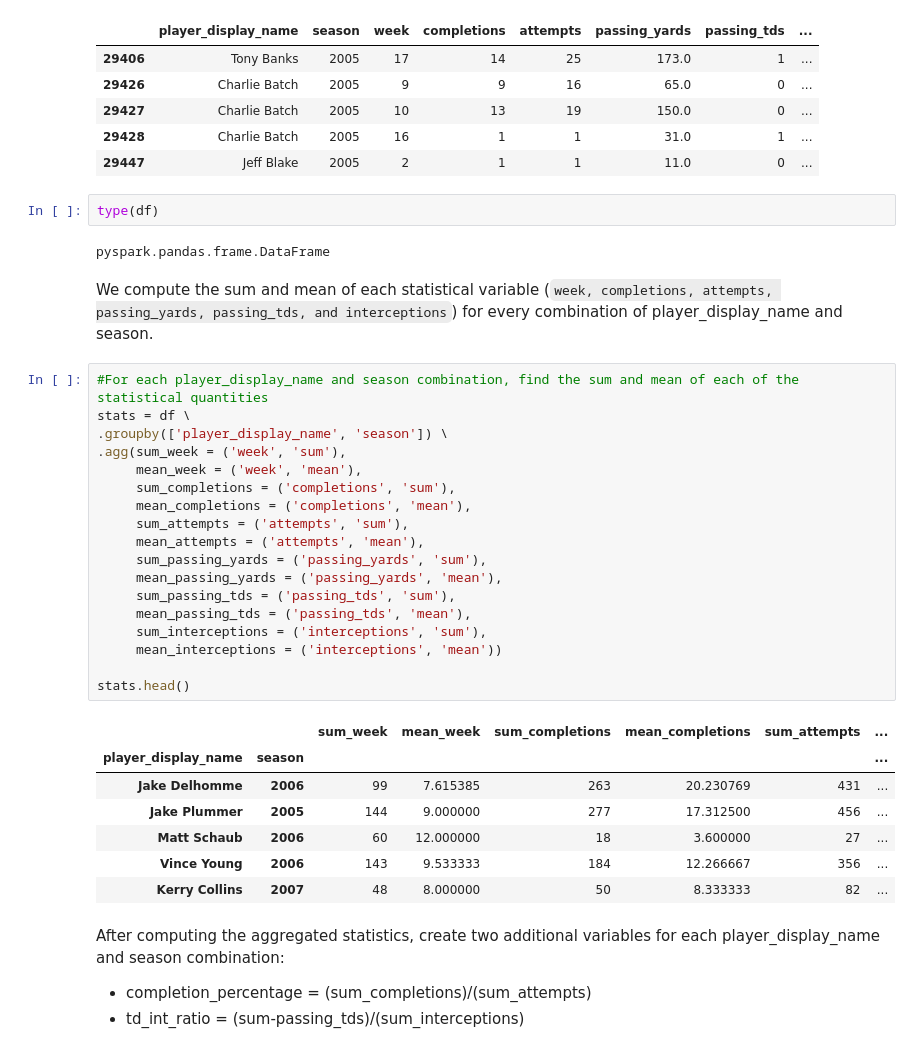
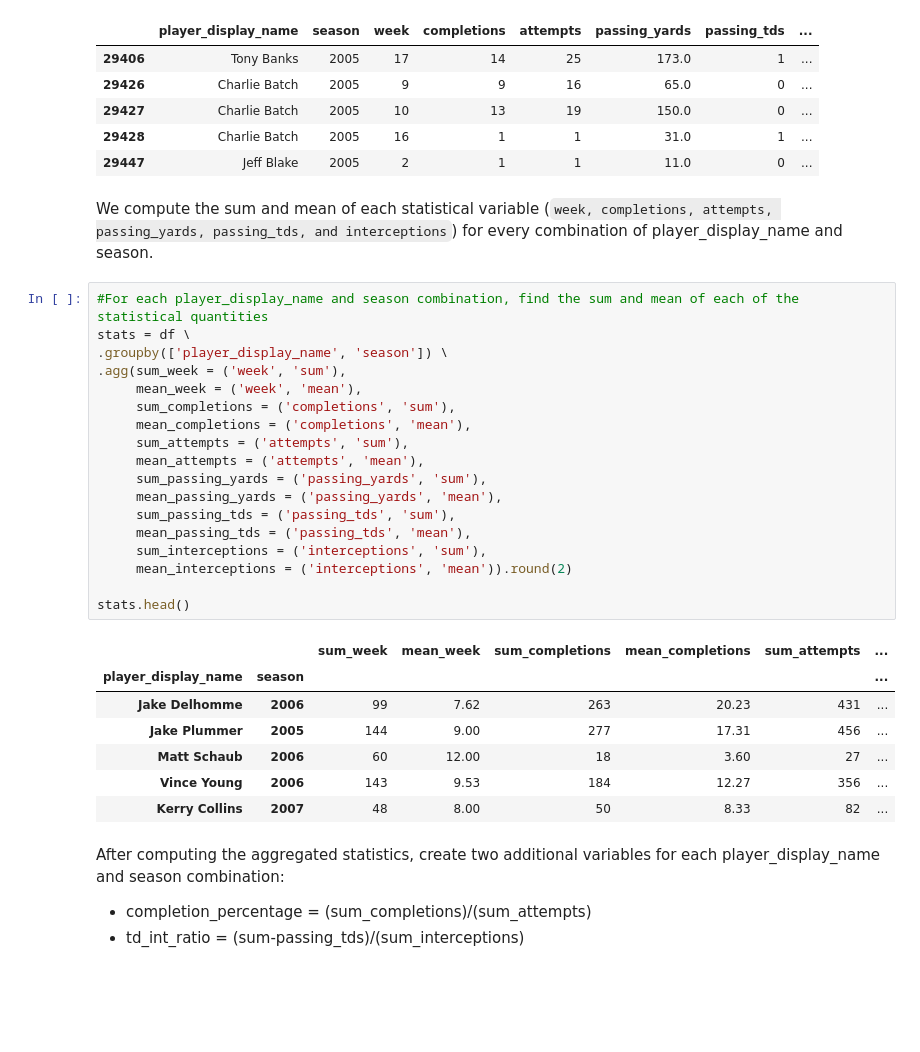
Before and after one commit to hzhoujoy/ST554_Project2, a Jupyter notebook: project2.ipynb, the cells around one changed output. Cells and saved outputs as stored; diff of their text form; blank space fills up the shorter version.

```diff
--- a/project2.ipynb
+++ b/project2.ipynb
@@ -1034,38 +1010,34 @@ df.head()  #check the first few rows of the new data frame
 | 29427 | Charlie Batch | 2005 | 10 | 13 | 19 | 150.0 | 0 | ... |
 | 29428 | Charlie Batch | 2005 | 16 | 1 | 1 | 31.0 | 1 | ... |
 | 29447 | Jeff Blake | 2005 | 2 | 1 | 1 | 11.0 | 0 | ... |
-# %%
-type(df)
-# %% [output]
-pyspark.pandas.frame.DataFrame
 # %% [markdown]
 We compute the sum and mean of each statistical variable (`week, completions, attempts, passing_yards, passing_tds, and interceptions`) for every combination of player_display_name and season.
 # %%
 #For each player_display_name and season combination, find the sum and mean of each of the statistical quantities
 stats = df \
 .groupby(['player_display_name', 'season']) \
 .agg(sum_week = ('week', 'sum'),
      mean_week = ('week', 'mean'),
      sum_completions = ('completions', 'sum'),
      mean_completions = ('completions', 'mean'),
      sum_attempts = ('attempts', 'sum'),
      mean_attempts = ('attempts', 'mean'),
      sum_passing_yards = ('passing_yards', 'sum'),
      mean_passing_yards = ('passing_yards', 'mean'),
      sum_passing_tds = ('passing_tds', 'sum'),
      mean_passing_tds = ('passing_tds', 'mean'),
      sum_interceptions = ('interceptions', 'sum'),
-     mean_interceptions = ('interceptions', 'mean'))
+     mean_interceptions = ('interceptions', 'mean')).round(2)
 
 stats.head()
 # %% [output]
 |  |  | sum_week | mean_week | sum_completions | mean_completions | sum_attempts | ... |
 | player_display_name | season |  |  |  |  |  | ... |
-| Jake Delhomme | 2006 | 99 | 7.615385 | 263 | 20.230769 | 431 | ... |
-| Jake Plummer | 2005 | 144 | 9.000000 | 277 | 17.312500 | 456 | ... |
-| Matt Schaub | 2006 | 60 | 12.000000 | 18 | 3.600000 | 27 | ... |
-| Vince Young | 2006 | 143 | 9.533333 | 184 | 12.266667 | 356 | ... |
-| Kerry Collins | 2007 | 48 | 8.000000 | 50 | 8.333333 | 82 | ... |
+| Jake Delhomme | 2006 | 99 | 7.62 | 263 | 20.23 | 431 | ... |
+| Jake Plummer | 2005 | 144 | 9.00 | 277 | 17.31 | 456 | ... |
+| Matt Schaub | 2006 | 60 | 12.00 | 18 | 3.60 | 27 | ... |
+| Vince Young | 2006 | 143 | 9.53 | 184 | 12.27 | 356 | ... |
+| Kerry Collins | 2007 | 48 | 8.00 | 50 | 8.33 | 82 | ... |
 # %% [markdown]
 After computing the aggregated statistics, create two additional variables for each player_display_name and season combination:
 - completion_percentage = (sum_completions)/(sum_attempts)
```
Also changed, not shown: parts of 34 cells of this notebook.
